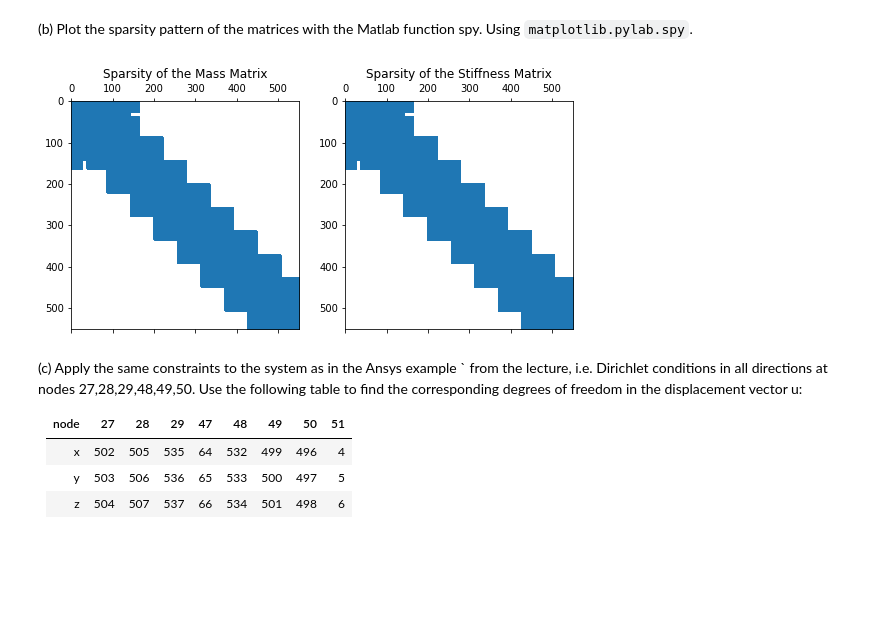
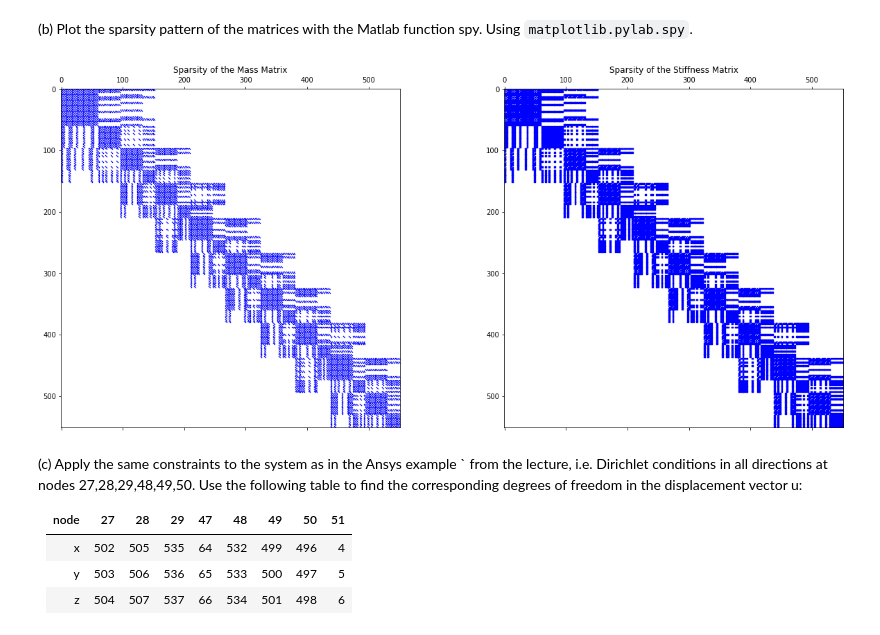
Before and after one commit to Jonas-Nicodemus/MRoMS, a Jupyter notebook: ex02/ex02.ipynb, the cells around one changed output. Drawn from its saved outputs; the diff is of its cells as text; code cells hidden in the pictures; blank space fills up the shorter version.

```diff
--- a/ex02/ex02.ipynb
+++ b/ex02/ex02.ipynb
@@ -54,7 +54,11 @@ def read_hb(file_path):
 
         # Symmetrization of scipy sparse matrices
         rows, cols = sparse_matrix.nonzero()
-        sparse_matrix[cols, rows] = sparse_matrix[rows, cols]
+
+        lil_matrix = sparse_matrix.tolil()
+        lil_matrix[cols, rows] = lil_matrix[rows, cols]
+
+        sparse_matrix = lil_matrix.tocsc()
 
     return sparse_matrix
 # %% [markdown]
@@ -136,16 +140,16 @@ Using `matplotlib.pylab.spy`.
 # %%
 M = M_txt.copy()
 K = K_txt.copy()
 
-fig, axes = plt.subplots(figsize=(9, 9), nrows=1, ncols=2,)
+fig, axes = plt.subplots(figsize=(21, 9) ,nrows=1, ncols=2)
 ax = axes.ravel()
-ax[0].spy(M)
+ax[0].spy(M, markersize=0.5, color='blue')
 ax[0].set_title("Sparsity of the Mass Matrix")
-ax[1].spy(K)
+ax[1].spy(K, markersize=0.5, color='blue')
 ax[1].set_title("Sparsity of the Stiffness Matrix")
 plt.show()
 # %% [output]
-[figure, old version]
+[figure, new version]
 # %% [markdown]
 (c) Apply the same constraints to the system as in the Ansys example `
 from the lecture, i.e. Dirichlet conditions in all directions at
```
Also changed, not shown: parts of 8 cells of this notebook.
